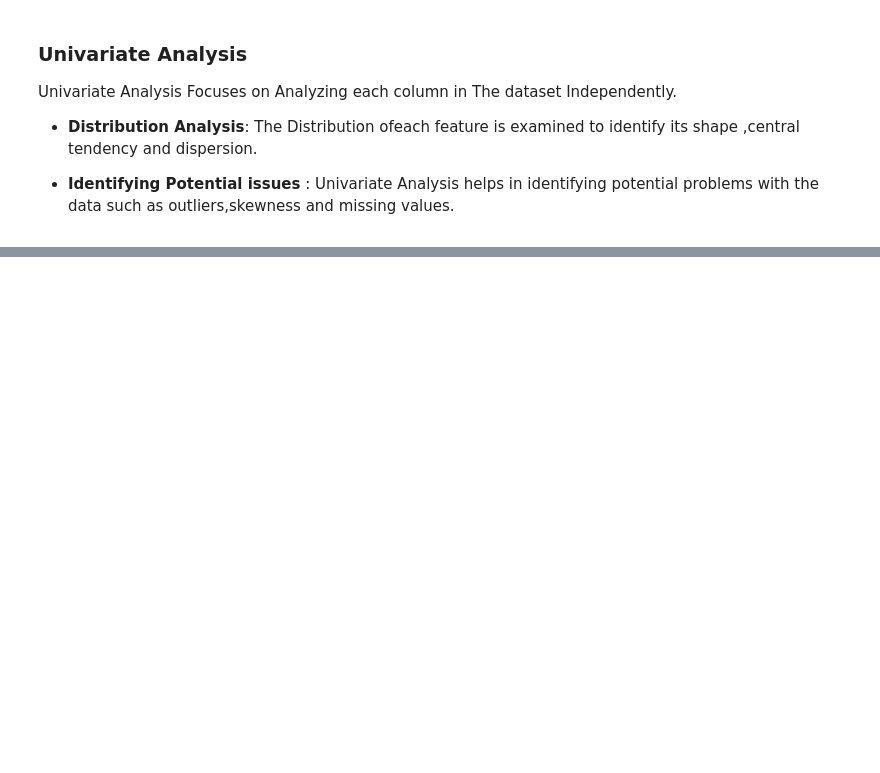
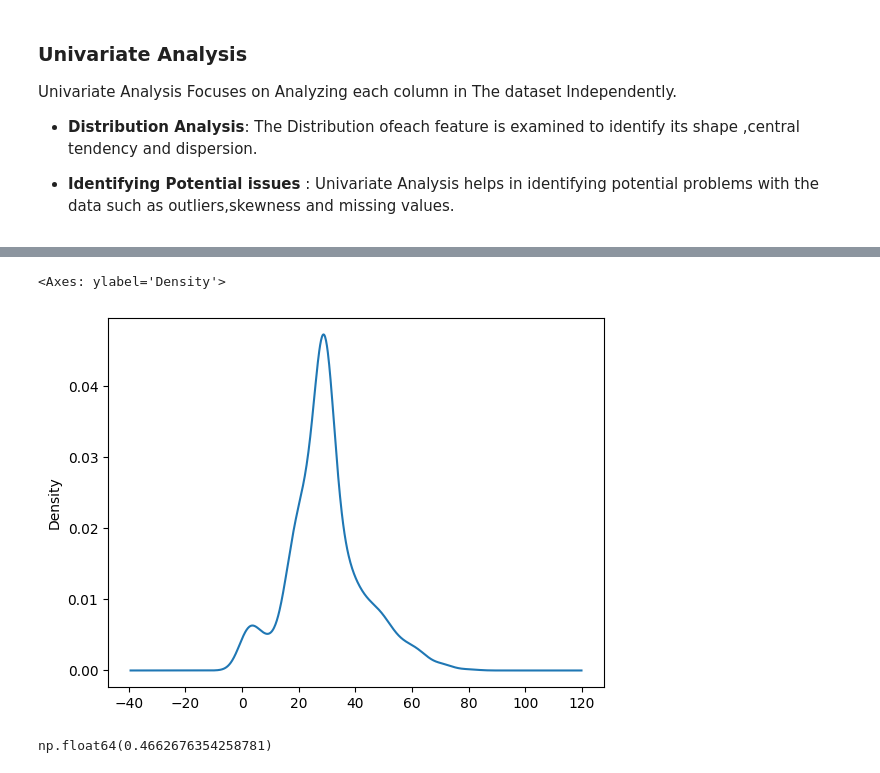
Before and after one commit to Varunkumar2516/Data_Analysis_Projects, a Jupyter notebook: 5. Titanic EDA- Data Analysis Project/Analysis Notebook/Analysis.ipynb, the cells around one changed output, grey strips where cells are left out. Cells and saved outputs as stored; diff of their text form; code cells hidden in the pictures; blank space fills up the shorter version.

```diff
--- a/5. Titanic EDA- Data Analysis Project/Analysis Notebook/Analysis.ipynb
+++ b/5. Titanic EDA- Data Analysis Project/Analysis Notebook/Analysis.ipynb
@@ -106,0 +130,10 @@ Univariate Analysis Focuses on Analyzing each column in The dataset Independentl
+# %%
+Titanic['Age'].plot(kind='kde')
+# %% [output]
+<Axes: ylabel='Density'>
+[figure, added]
+# %%
+# Skewness
+Titanic['Age'].skew()
+# %% [output]
+np.float64(0.4662676354258781)
```
Also changed, not shown: parts of 37 cells of this notebook, 2 other files.
